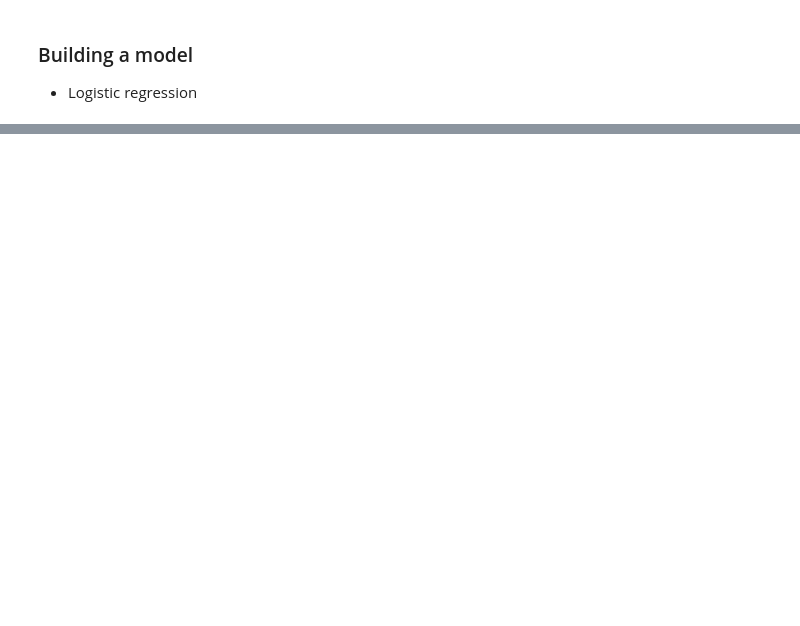
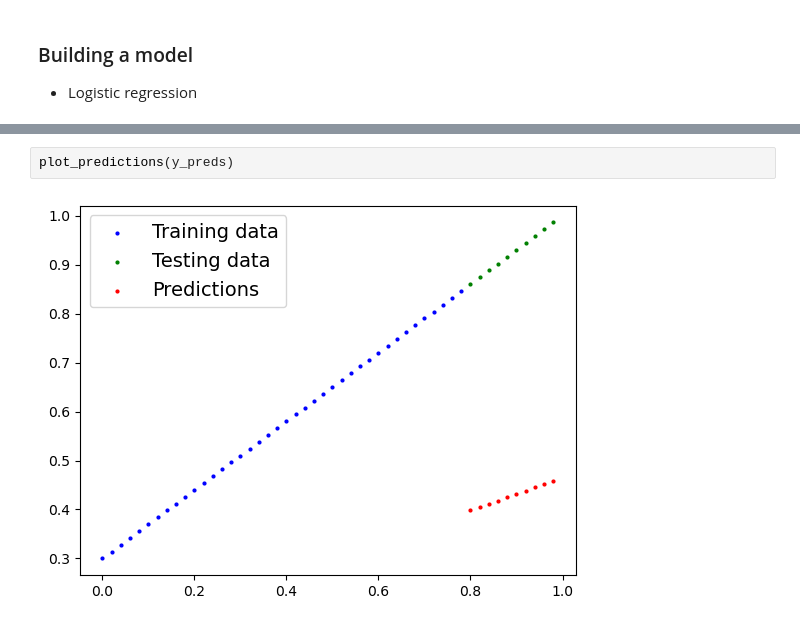
Before and after one commit to aayush2058/pytorch_fundamentals, a Jupyter notebook: learning_Pytorch.ipynb, the cells around one changed output, grey strips where cells are left out. Drawn from its saved outputs; the diff is of its cells as text; blank space fills up the shorter version.

```diff
--- a/learning_Pytorch.ipynb
+++ b/learning_Pytorch.ipynb
@@ -98,0 +262,4 @@ class logisticRegressionModel(nn.Module):
+# %%
+plot_predictions(y_preds)
+# %% [output]
+[figure, added]
```
Also changed, not shown: parts of 18 cells of this notebook.
